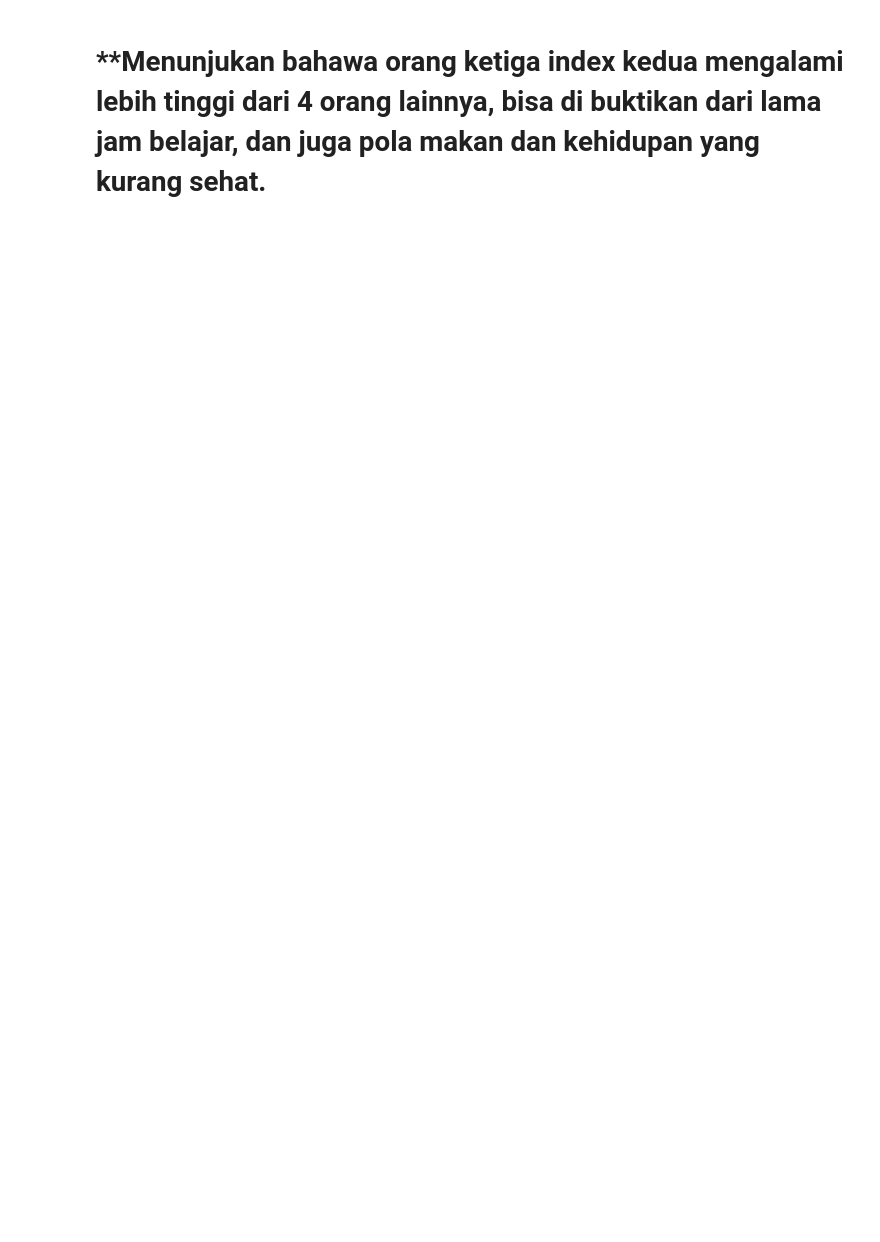
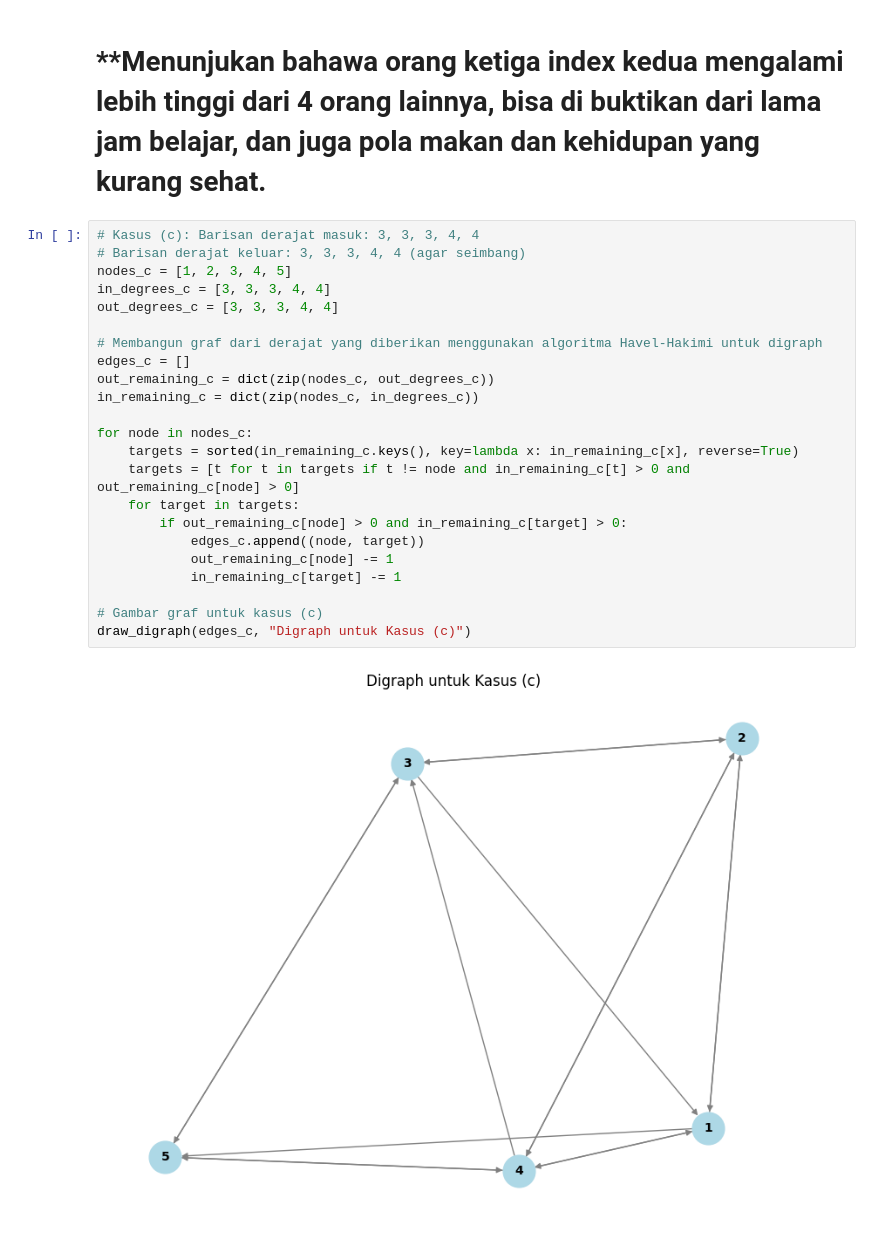
Before and after one commit to alifroject/DataMining, a Jupyter notebook: Depression_Students.ipynb, the cells around one changed output. Saved outputs shown, nothing was run; the diff lists cells and outputs as text; blank space fills up the shorter version.

```diff
--- a/Depression_Students.ipynb
+++ b/Depression_Students.ipynb
@@ -175,2 +214,27 @@ The predictions are
 # %% [markdown]
 # **Menunjukan bahawa orang ketiga index kedua mengalami lebih tinggi dari 4 orang lainnya, bisa di buktikan dari lama jam belajar,  dan juga pola makan dan kehidupan yang kurang sehat.
+# %%
+# Kasus (c): Barisan derajat masuk: 3, 3, 3, 4, 4
+# Barisan derajat keluar: 3, 3, 3, 4, 4 (agar seimbang)
+nodes_c = [1, 2, 3, 4, 5]
+in_degrees_c = [3, 3, 3, 4, 4]
+out_degrees_c = [3, 3, 3, 4, 4]
+
+# Membangun graf dari derajat yang diberikan menggunakan algoritma Havel-Hakimi untuk digraph
+edges_c = []
+out_remaining_c = dict(zip(nodes_c, out_degrees_c))
+in_remaining_c = dict(zip(nodes_c, in_degrees_c))
+
+for node in nodes_c:
+    targets = sorted(in_remaining_c.keys(), key=lambda x: in_remaining_c[x], reverse=True)
+    targets = [t for t in targets if t != node and in_remaining_c[t] > 0 and out_remaining_c[node] > 0]
+    for target in targets:
+        if out_remaining_c[node] > 0 and in_remaining_c[target] > 0:
+            edges_c.append((node, target))
+            out_remaining_c[node] -= 1
+            in_remaining_c[target] -= 1
+
+# Gambar graf untuk kasus (c)
+draw_digraph(edges_c, "Digraph untuk Kasus (c)")
+# %% [output]
+[figure, added]
```
Also changed, not shown: parts of 3 cells of this notebook.
